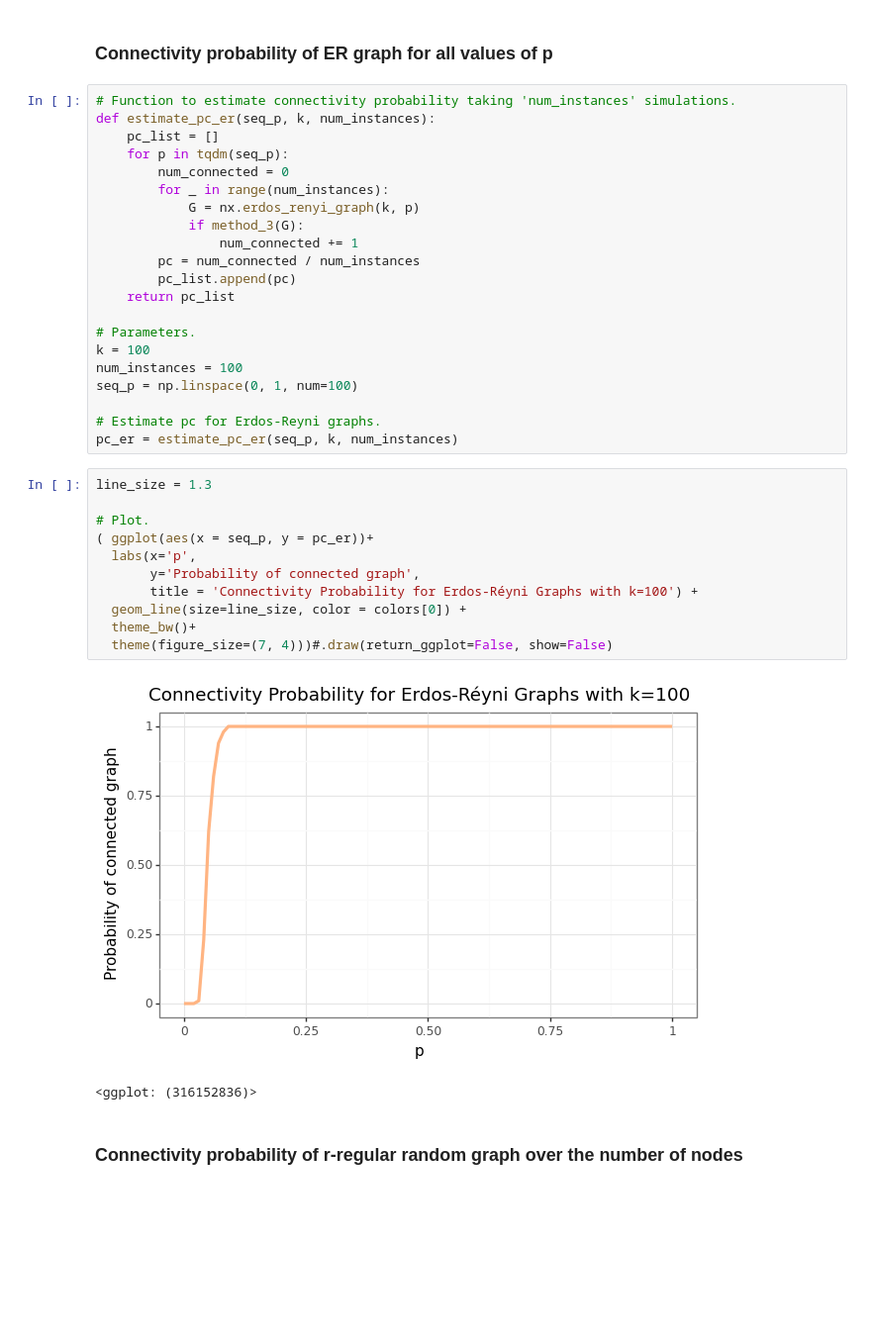
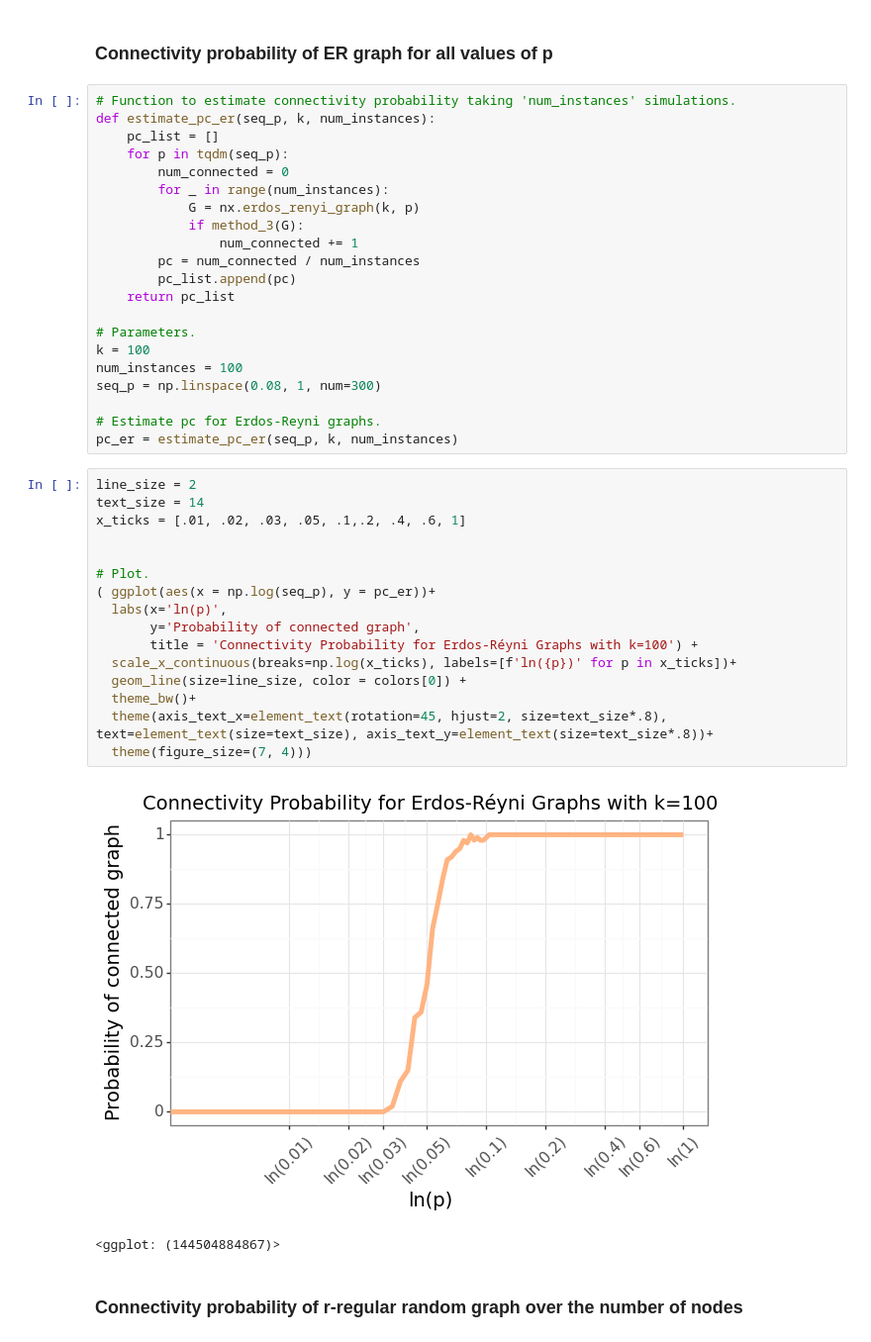
Before and after one commit to Matteo-Candi/Data_Center, a Jupyter notebook: main.ipynb, the cells around one changed output. Shown at 99% size. Drawn from its saved outputs; the diff is of its cells as text; blank space fills up the shorter version.

```diff
--- a/main.ipynb
+++ b/main.ipynb
@@ -161,24 +131,29 @@ def estimate_pc_er(seq_p, k, num_instances):
 # Parameters.
 k = 100
 num_instances = 100
-seq_p = np.linspace(0, 1, num=100)
+seq_p = np.linspace(0.08, 1, num=300)
 
 # Estimate pc for Erdos-Reyni graphs.
 pc_er = estimate_pc_er(seq_p, k, num_instances)
 # %%
-line_size = 1.3
+line_size = 2
+text_size = 14
+x_ticks = [.01, .02, .03, .05, .1,.2, .4, .6, 1]
+
 
 # Plot.
-( ggplot(aes(x = seq_p, y = pc_er))+
-  labs(x='p',
+( ggplot(aes(x = np.log(seq_p), y = pc_er))+
+  labs(x='ln(p)',
        y='Probability of connected graph',
        title = 'Connectivity Probability for Erdos-Réyni Graphs with k=100') +
+  scale_x_continuous(breaks=np.log(x_ticks), labels=[f'ln({p})' for p in x_ticks])+
   geom_line(size=line_size, color = colors[0]) +
   theme_bw()+
-  theme(figure_size=(7, 4)))#.draw(return_ggplot=False, show=False)
+  theme(axis_text_x=element_text(rotation=45, hjust=2, size=text_size*.8), text=element_text(size=text_size), axis_text_y=element_text(size=text_size*.8))+
+  theme(figure_size=(7, 4)))
 # %% [output]
-[figure, old version]
+[figure, new version]
-<ggplot: (316152836)>
+<ggplot: (144504884867)>
 # %% [markdown]
 ### Connectivity probability of r-regular random graph over the number of nodes
 # %%
```
Also changed, not shown: parts of 9 cells of this notebook.
